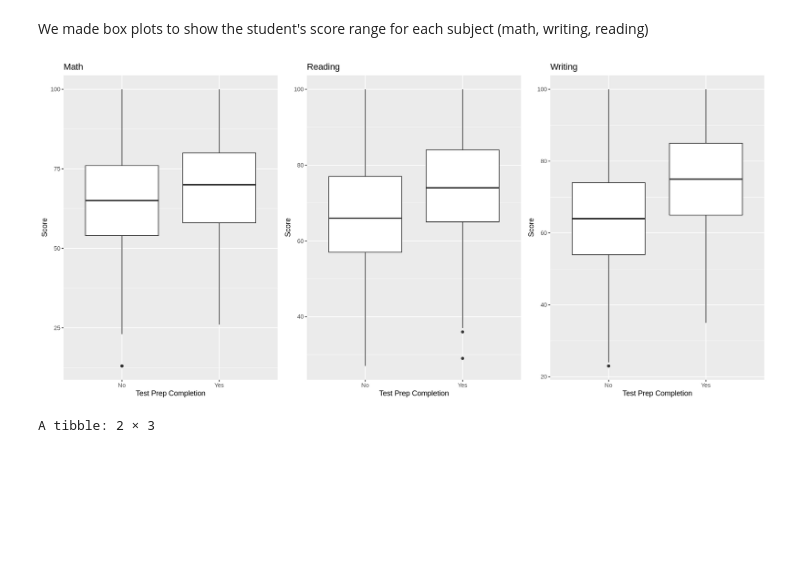
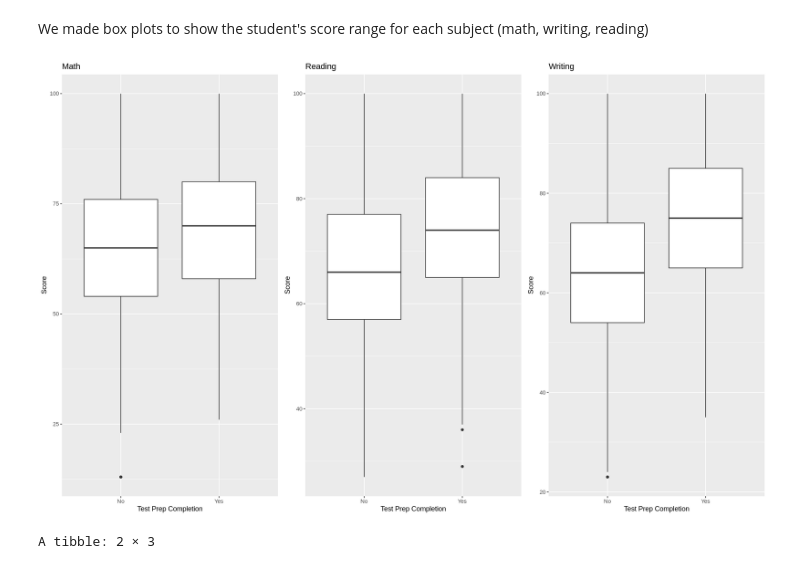
Before and after one commit to mayas02/dsci-100-2022w1-group-89, a Jupyter notebook: dataset.ipynb, the cells around one changed output. Drawn from its saved outputs; the diff is of its cells as text; code cells hidden in the pictures; blank space fills up the shorter version.

```diff
--- a/dataset.ipynb
+++ b/dataset.ipynb
@@ -91,26 +109,27 @@ A tibble: 1 × 9
 We made box plots to show the student's score range for each subject (math, writing, reading)
 # %%
 # Show box plot
+options(repr.plot.width = 16, repr.plot.height = 10)
 exam1 <- exam %>%
     mutate(test.preparation.course = ifelse(test.preparation.course == 1, "Yes", "No"))
 
 bp1 <-ggplot(exam1,aes(x=test.preparation.course,y=math.score)) +
         geom_boxplot() +
         labs(x='Test Prep Completion',y='Score') +
         ggtitle('Math')
 bp2 <-ggplot(exam1,aes(x=test.preparation.course,y=reading.score)) +
         geom_boxplot() +
         labs(x='Test Prep Completion',y='Score') +
         ggtitle('Reading')
 bp3 <-ggplot(exam1,aes(x=test.preparation.course,y=writing.score)) +
         geom_boxplot() +
         labs(x='Test Prep Completion',y='Score')+
         ggtitle('Writing')
 
 
 plot_grid(bp1,bp2,bp3,ncol = 3)
 # %% [output]
-[figure, old version]
+[figure, new version]
 # %%
 #Start train data
 set.seed(2022)
```
Also changed, not shown: parts of 5 cells of this notebook.
